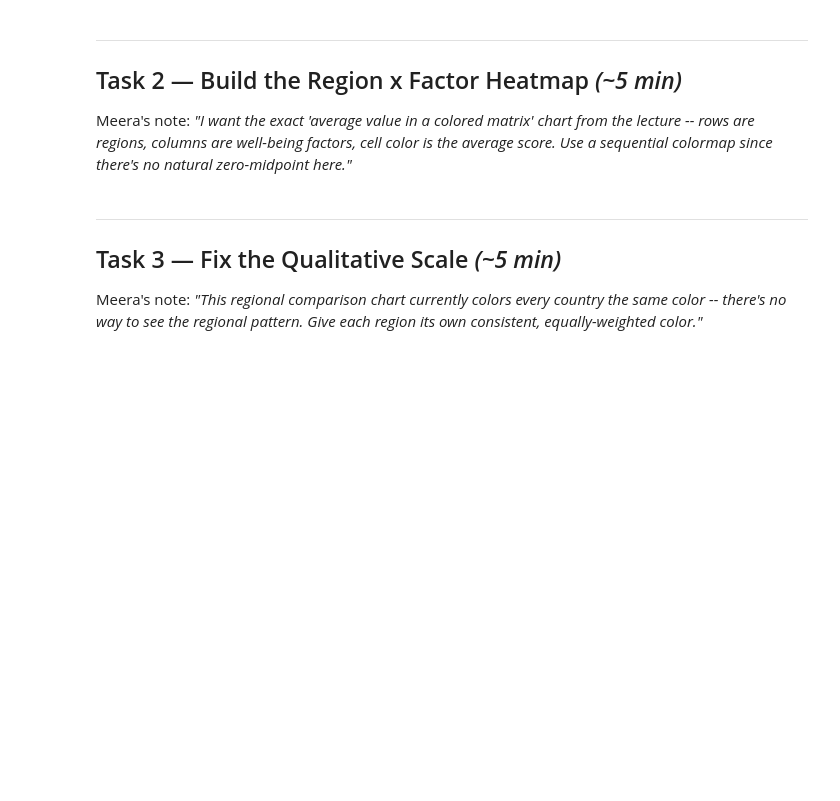
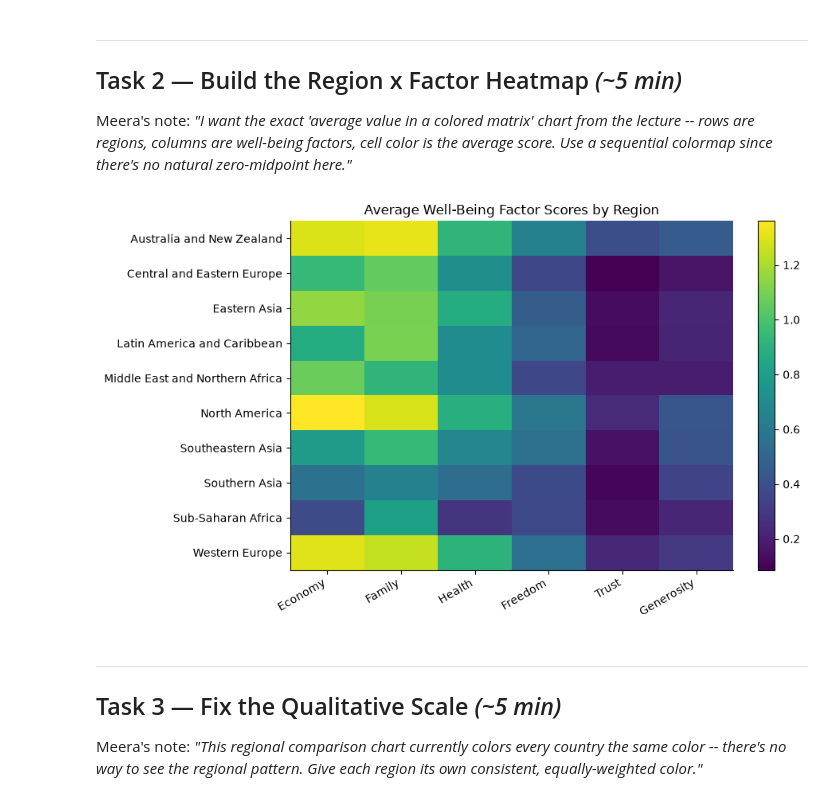
Before and after one commit to itsdharani/VDUI_Assignment_Submissions, a Jupyter notebook: ppt6_exercise.ipynb, the cells around one changed output. Drawn from its saved outputs; the diff is of its cells as text; code cells hidden in the pictures; blank space fills up the shorter version.

```diff
--- a/ppt6_exercise.ipynb
+++ b/ppt6_exercise.ipynb
@@ -68,23 +81,25 @@ score. Use a sequential colormap since there's no natural zero-midpoint here."*
 # %%
 factor_cols = ["Economy (GDP per Capita)", "Family", "Health (Life Expectancy)",
                "Freedom", "Trust (Government Corruption)", "Generosity"]
 
 # TODO 2: build the region x factor matrix (mean of each factor, grouped by Region)
-region_matrix = ...
+region_matrix = df.groupby("Region")[factor_cols].mean()
 
 fig, ax = plt.subplots(figsize=(9, 5.5))
 
 # TODO 2b: choose an appropriate SEQUENTIAL colormap name (not "jet"/"rainbow")
-im = ax.imshow(region_matrix.values, cmap=..., aspect="auto")
+im = ax.imshow(region_matrix.values, cmap="viridis", aspect="auto")
 
 ax.set_xticks(range(len(factor_cols)))
 ax.set_xticklabels([c.split(" (")[0] for c in factor_cols], rotation=30, ha="right")
 ax.set_yticks(range(len(region_matrix)))
 ax.set_yticklabels(region_matrix.index)
 plt.colorbar(im, ax=ax, fraction=0.04)
 ax.set_title("Average Well-Being Factor Scores by Region")
 plt.tight_layout()
 plt.show()
+# %% [output]
+[figure, added]
 # %% [markdown]
 ---
 ## Task 3 — Fix the Qualitative Scale *(~5 min)*
```
Also changed, not shown: parts of 8 cells of this notebook, 1 other file.
